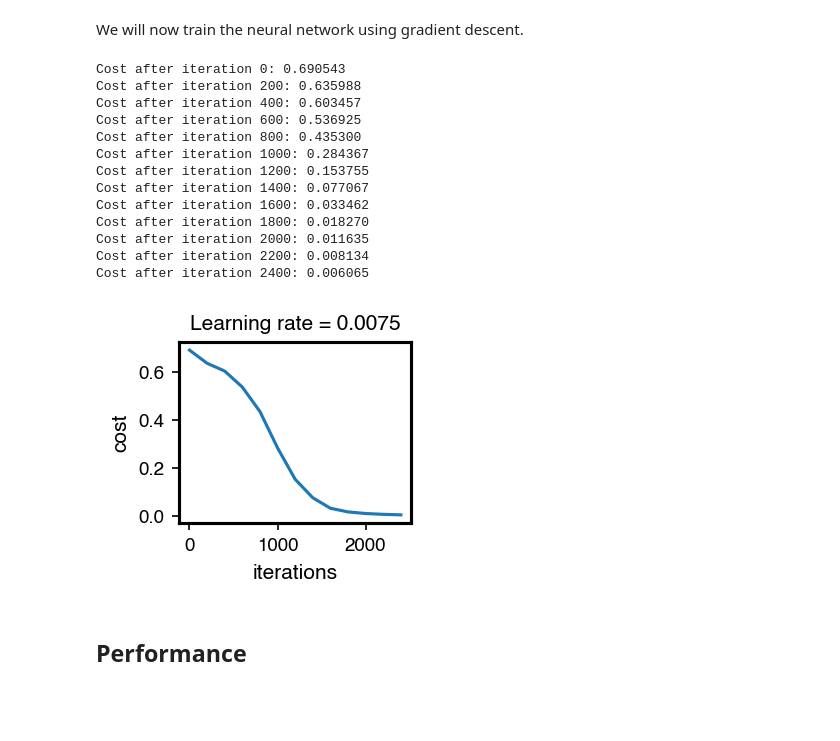
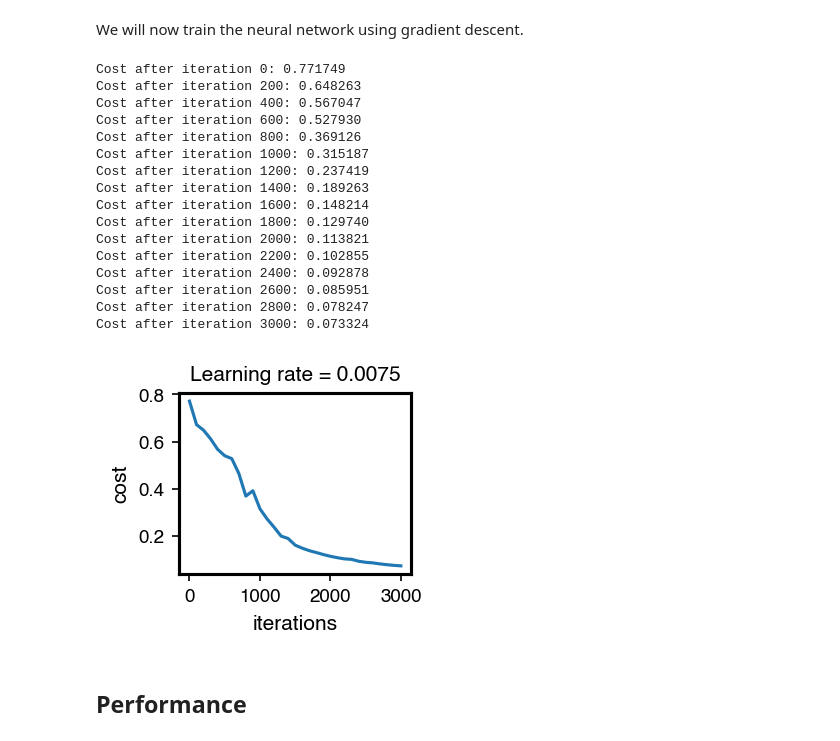
Before and after one commit to LucaPapariello/Cats_classifier, a Jupyter notebook: NN_cats_classifier.ipynb, the cells around one changed output. Cells and saved outputs as stored; diff of their text form; code cells hidden in the pictures; blank space fills up the shorter version.

Commit message:
Implement L2 regularization.
I implemented L2 regularization in order to reduce overfitting.

```diff
--- a/NN_cats_classifier.ipynb
+++ b/NN_cats_classifier.ipynb
@@ -85,7 +88,8 @@ layers_dims = [12288, 20, 7, 5, 1]   # 4-layer model
 # %%
 # Here we define the L-layer model.
 
-def L_layer_model(X, Y, layers_dims, learning_rate = 0.0075, num_iterations = 3000, print_cost=False):
+def L_layer_model_reg(X, Y, layers_dims, learning_rate, lambd,
+                      num_iterations = 3000, print_cost = False, plot_cost = False):
     """
     Implements a L-layer neural network: [LINEAR->RELU]*(L-1)->LINEAR->SIGMOID.
 
@@ -101,6 +105,8 @@ def L_layer_model(X, Y, layers_dims, learning_rate = 0.0075, num_iterations = 30
     parameters -- parameters learnt by the model. They can then be used to predict.
     """
 
+    np.random.seed(1)
+
     costs = []      # Keeps track of the cost function
     iters = []      # Keeps track of the number of iterations
 
@@ -108,57 +114,64 @@ def L_layer_model(X, Y, layers_dims, learning_rate = 0.0075, num_iterations = 30
     parameters = initialize_parameters(layers_dims)
 
     # Iterate using gradient descent
-    for i in range(0, num_iterations):
+    for i in range(0, num_iterations + 1):
 
         # Forward propagation: [LINEAR -> RELU]*(L-1) -> LINEAR -> SIGMOID.
         AL, caches = L_model_forward(X, parameters)
 
         # Compute cost.
-        cost = compute_cost(AL, Y)
+        cost = compute_cost_with_regularization(AL, Y, parameters, lambd)
 
         # Backward propagation.
-        grads = L_model_backward(AL, Y, caches)
+        grads = L_model_backward_with_regularization(AL, Y, caches, lambd)
 
         # Update parameters.
         parameters = update_parameters(parameters, grads, learning_rate)
 
-        # Print the cost every 200 training example
+        # Print the cost every 200 training example.
         if print_cost and i % 200 == 0:
             print ("Cost after iteration %i: %f" %(i, cost))
-        if print_cost and i % 200 == 0:
+
+        # Record the costs.
+        if i % 100 == 0:
             costs.append(cost)
             iters.append(i)
 
-    # Plot the cost
-    fig = plt.figure(dpi=150, figsize=(2, 1.6))
-    plt.plot(iters, costs)
-    plt.ylabel('cost')
-    plt.xlabel('iterations')
-    plt.title("Learning rate = " + str(learning_rate), fontsize = 10)
-    plt.show()
+    # Plot the cost.
+    if plot_cost == True:
+        fig = plt.figure(dpi=150, figsize=(2, 1.6))
+        plt.plot(iters, costs)
+        plt.ylabel('cost')
+        plt.xlabel('iterations')
+        plt.title("Learning rate = " + str(learning_rate), fontsize = 10)
+        plt.show()
 
-    return parameters
+    return parameters, costs
 # %% [markdown]
 ## Training of the neural network
 # %% [markdown]
 We will now train the neural network using gradient descent.
 # %%
-parameters = L_layer_model(train_x, train_y, layers_dims, num_iterations = 2500, print_cost = True)
+parameters, costs = L_layer_model_reg(train_x, train_y, layers_dims, learning_rate = 0.0075,
+                                      lambd = 0., num_iterations = 3000, print_cost = True, plot_cost = True)
 # %% [output]
-Cost after iteration 0: 0.690543
-Cost after iteration 200: 0.635988
-Cost after iteration 400: 0.603457
-Cost after iteration 600: 0.536925
-Cost after iteration 800: 0.435300
-Cost after iteration 1000: 0.284367
-Cost after iteration 1200: 0.153755
-Cost after iteration 1400: 0.077067
-Cost after iteration 1600: 0.033462
-Cost after iteration 1800: 0.018270
-Cost after iteration 2000: 0.011635
-Cost after iteration 2200: 0.008134
-Cost after iteration 2400: 0.006065
+Cost after iteration 0: 0.771749
+Cost after iteration 200: 0.648263
+Cost after iteration 400: 0.567047
+Cost after iteration 600: 0.527930
+Cost after iteration 800: 0.369126
+Cost after iteration 1000: 0.315187
+Cost after iteration 1200: 0.237419
+Cost after iteration 1400: 0.189263
+Cost after iteration 1600: 0.148214
+Cost after iteration 1800: 0.129740
+Cost after iteration 2000: 0.113821
+Cost after iteration 2200: 0.102855
+Cost after iteration 2400: 0.092878
+Cost after iteration 2600: 0.085951
+Cost after iteration 2800: 0.078247
+Cost after iteration 3000: 0.073324
-[figure, old version]
+[figure, new version]
 # %% [markdown]
 ## Performance
 # %% [markdown]
```
Also changed, not shown: parts of 11 cells of this notebook, 1 other file.
